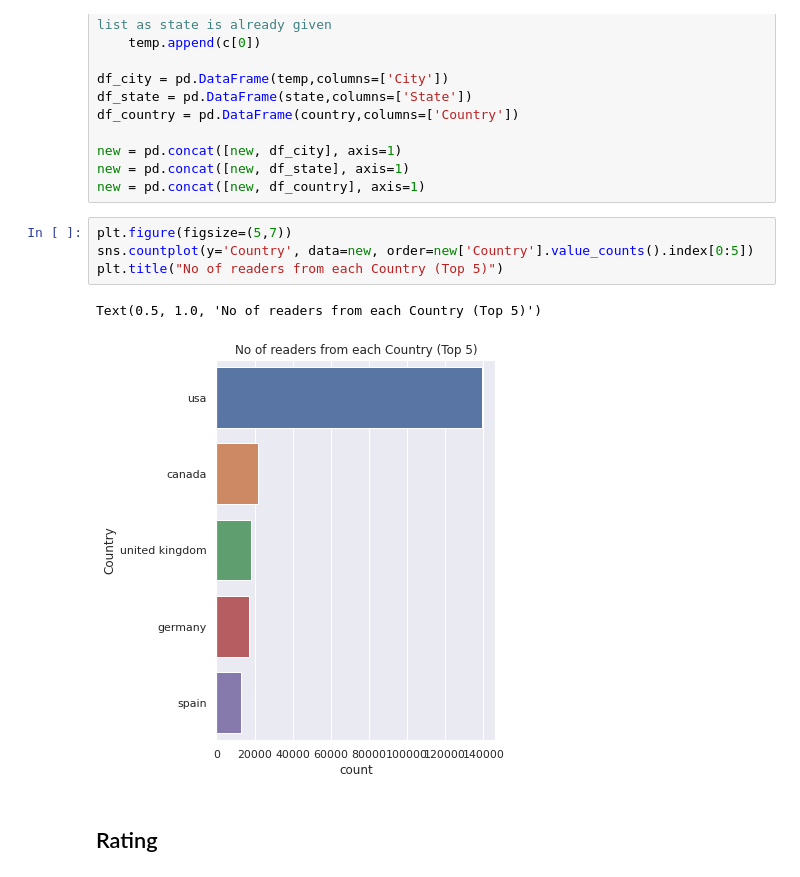
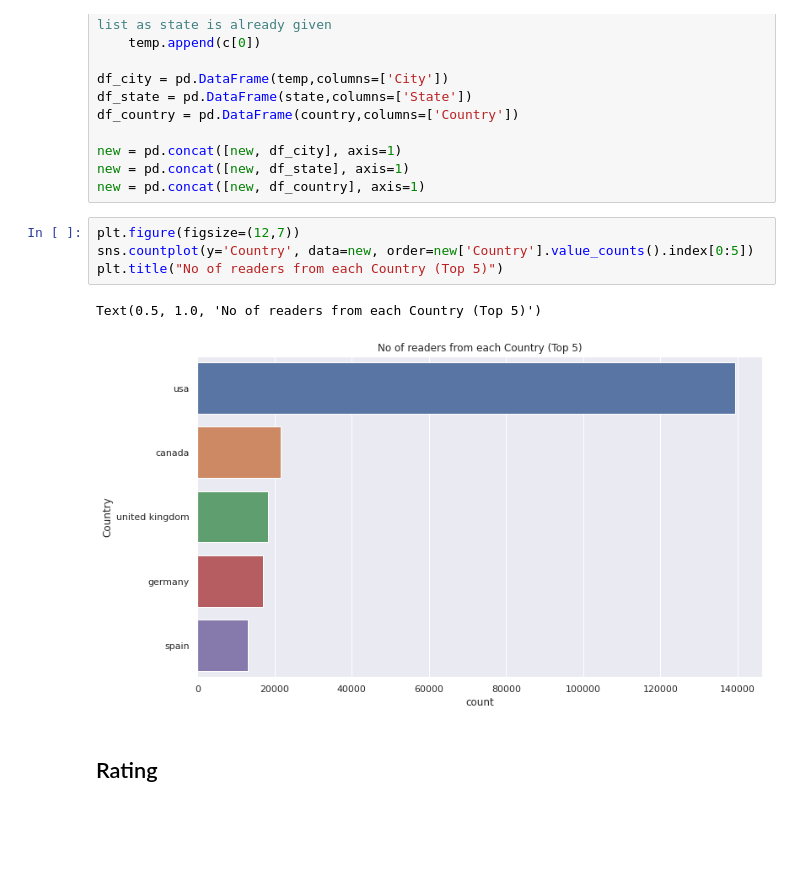
Before and after one commit to SheikhSarvar/-Book_Recommendation_System, a Jupyter notebook: Book_Recommendation_System.ipynb, the cells around one changed output. Saved outputs shown, nothing was run; the diff lists cells and outputs as text; blank space fills up the shorter version.

```diff
--- a/Book_Recommendation_System.ipynb
+++ b/Book_Recommendation_System.ipynb
@@ -422,12 +422,12 @@ new = pd.concat([new, df_city], axis=1)
 new = pd.concat([new, df_state], axis=1)
 new = pd.concat([new, df_country], axis=1)
 # %%
-plt.figure(figsize=(5,7))
+plt.figure(figsize=(12,7))
 sns.countplot(y='Country', data=new, order=new['Country'].value_counts().index[0:5])
 plt.title("No of readers from each Country (Top 5)")
 # %% [output]
 Text(0.5, 1.0, 'No of readers from each Country (Top 5)')
-[figure, old version]
+[figure, new version]
 # %% [markdown]
 ## Rating
 # %%
```
Also changed, not shown: parts of 29 cells of this notebook.
